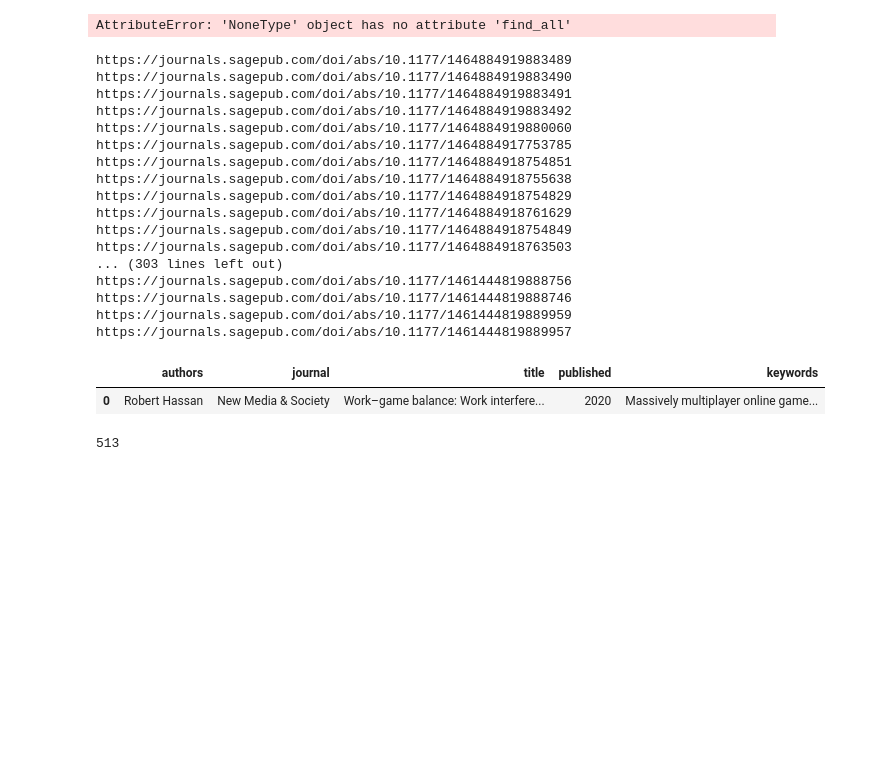
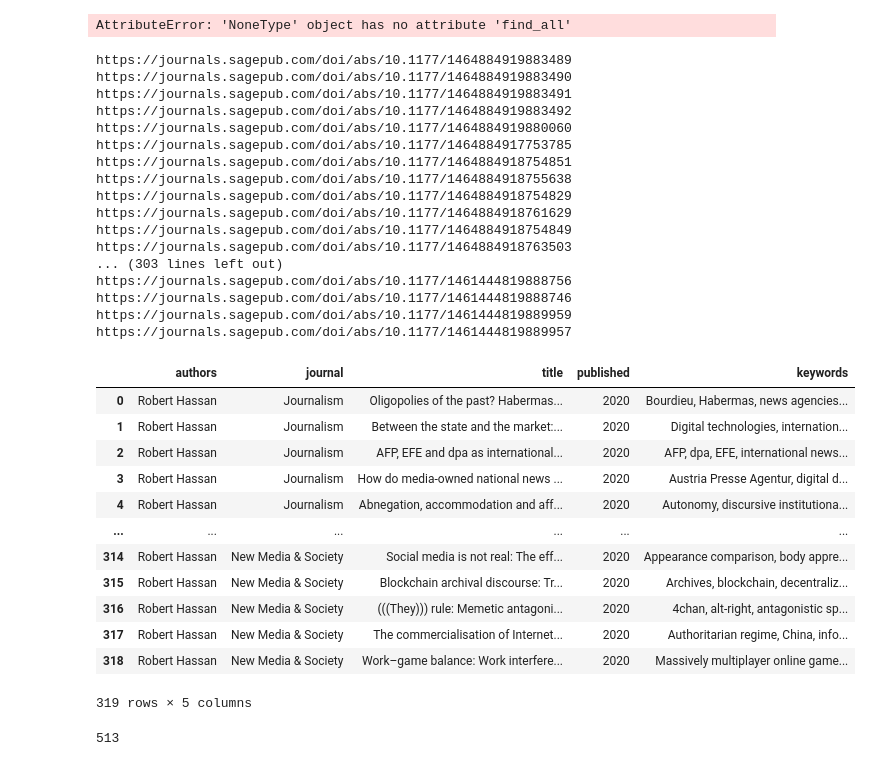
Before and after one commit to matthewbbone/Holcomb, a Jupyter notebook: keywordCrawl.ipynb, the cells around one changed output. Saved outputs shown, nothing was run; the diff lists cells and outputs as text; code cells hidden in the pictures; blank space fills up the shorter version.

Commit message:
fix author issue

```diff
--- a/keywordCrawl.ipynb
+++ b/keywordCrawl.ipynb
@@ -67,35 +67,46 @@ for page in pages:
     title = soup.find('h1').text.replace('\n', ' ').strip()
     author = soup.find('div', 'hlFld-ContribAuthor').find_all('span', 'contribDegrees')
     author = ', '.join([a.find('a').text.strip() for a in author])
     date = re.search('\d{4}', soup.find('div', 'published-dates').text.split(':')[-1].strip()).group(0)
 
-    articles2 = articles2.append({'authors': authors,
+    articles2 = articles2.append({'authors': author,
                                 'journal': journal,
                                 'title': title,
                                 'published': date,
                                 'keywords': keywords}, ignore_index=True)
 
 display(articles2)
 # %% [output]
 https://journals.sagepub.com/doi/abs/10.1177/1464884919883489
 https://journals.sagepub.com/doi/abs/10.1177/1464884919883490
 https://journals.sagepub.com/doi/abs/10.1177/1464884919883491
 https://journals.sagepub.com/doi/abs/10.1177/1464884919883492
 https://journals.sagepub.com/doi/abs/10.1177/1464884919880060
 https://journals.sagepub.com/doi/abs/10.1177/1464884917753785
 https://journals.sagepub.com/doi/abs/10.1177/1464884918754851
 https://journals.sagepub.com/doi/abs/10.1177/1464884918755638
 https://journals.sagepub.com/doi/abs/10.1177/1464884918754829
 https://journals.sagepub.com/doi/abs/10.1177/1464884918761629
 https://journals.sagepub.com/doi/abs/10.1177/1464884918754849
 https://journals.sagepub.com/doi/abs/10.1177/1464884918763503
 ... (303 lines left out)
 https://journals.sagepub.com/doi/abs/10.1177/1461444819888756
 https://journals.sagepub.com/doi/abs/10.1177/1461444819888746
 https://journals.sagepub.com/doi/abs/10.1177/1461444819889959
 https://journals.sagepub.com/doi/abs/10.1177/1461444819889957
 |  | authors | journal | title | published | keywords |
-| 0 | Robert Hassan | New Media & Society | Work–game balance: Work interfere... | 2020 | Massively multiplayer online game... |
+| 0 | Robert Hassan | Journalism | Oligopolies of the past? Habermas... | 2020 | Bourdieu, Habermas, news agencies... |
+| 1 | Robert Hassan | Journalism | Between the state and the market:... | 2020 | Digital technologies, internation... |
+| 2 | Robert Hassan | Journalism | AFP, EFE and dpa as international... | 2020 | AFP, dpa, EFE, international news... |
+| 3 | Robert Hassan | Journalism | How do media-owned national news ... | 2020 | Austria Presse Agentur, digital d... |
+| 4 | Robert Hassan | Journalism | Abnegation, accommodation and aff... | 2020 | Autonomy, discursive institutiona... |
+| ... | ... | ... | ... | ... | ... |
+| 314 | Robert Hassan | New Media & Society | Social media is not real: The eff... | 2020 | Appearance comparison, body appre... |
+| 315 | Robert Hassan | New Media & Society | Blockchain archival discourse: Tr... | 2020 | Archives, blockchain, decentraliz... |
+| 316 | Robert Hassan | New Media & Society | (((They))) rule: Memetic antagoni... | 2020 | 4chan, alt-right, antagonistic sp... |
+| 317 | Robert Hassan | New Media & Society | The commercialisation of Internet... | 2020 | Authoritarian regime, China, info... |
+| 318 | Robert Hassan | New Media & Society | Work–game balance: Work interfere... | 2020 | Massively multiplayer online game... |
+319 rows × 5 columns
 # %%
 #articles = articles.append(articles2, ignore_index = True)
 articles2.to_csv('keywords2.csv')
```
